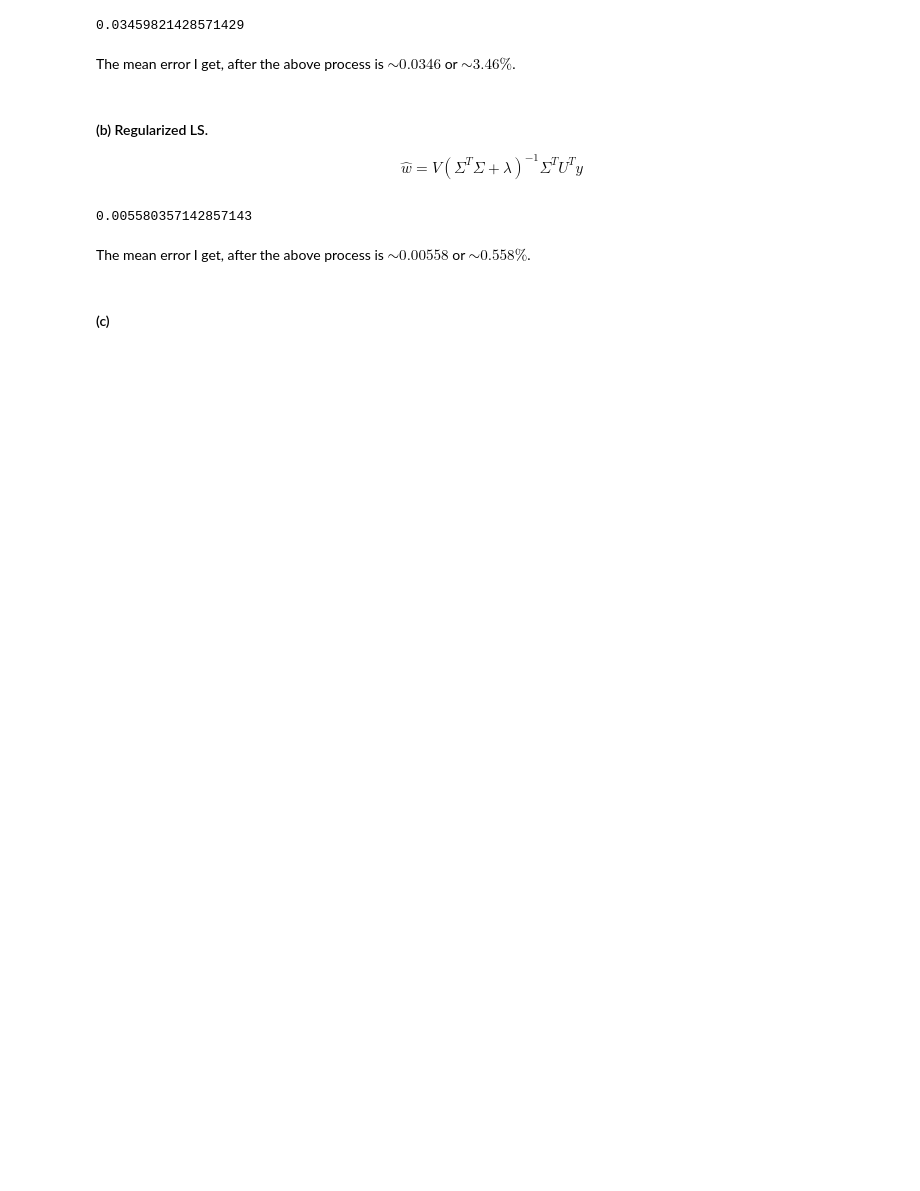
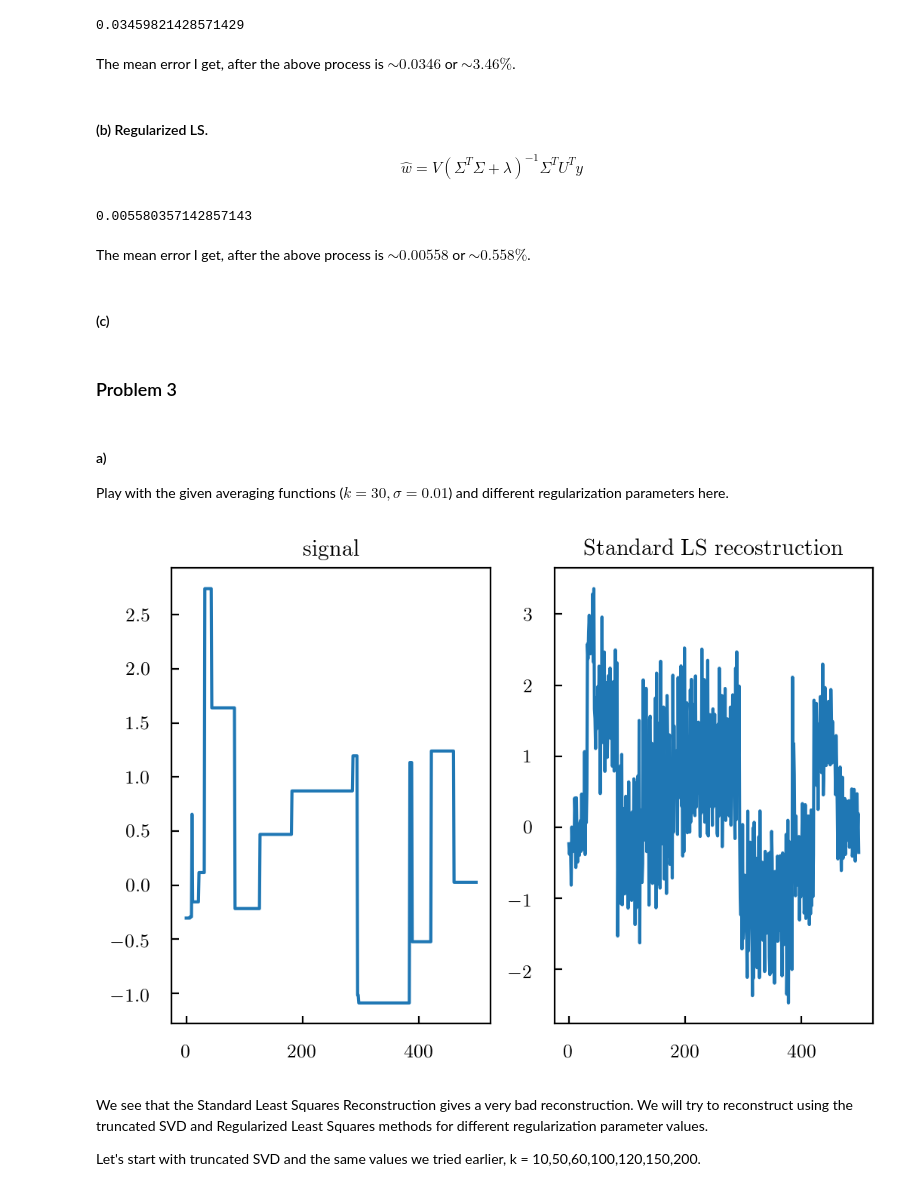
Before and after one commit to dtanoglidis/Machine-Learning-Math-Methods, a Jupyter notebook: HW5_Tanoglidis.ipynb, the cells around one changed output. Cells and saved outputs as stored; diff of their text form; code cells hidden in the pictures; blank space fills up the shorter version.

```diff
--- a/HW5_Tanoglidis.ipynb
+++ b/HW5_Tanoglidis.ipynb
@@ -472,7 +472,7 @@ For the trunkated SVD, the weights (for a specific choice of k) can be calculate
 \end{equation}
 # %%
 # Error rate for trunkated SVD
-error_SVD = np.zeros((8,7))
+errors_SVD = np.zeros((8,7))
 
 # SVD parameters to test
 k_vals = np.arange(9) + 1
@@ -599,7 +599,7 @@ The mean error I get, after the above process is $\sim 0.0346$ or $\sim 3.46\%$.
 \end{equation}
 # %%
 # Error rate for regularized least squares
-error_RLS = np.zeros((8,7))
+errors_RLS = np.zeros((8,7))
 
 #RLS parameters to test
 lambda_vals = np.array([0,0.5,1,2,4,8,16])
@@ -711,3 +711,5 @@ print(np.mean(errors_RLS))
 The mean error I get, after the above process is $\sim 0.00558$ or $\sim 0.558\%$.
 # %% [markdown]
 #### (c)
+# %% [markdown]
+### Problem 3
@@ -713,0 +754,39 @@ The mean error I get, after the above process is $\sim 0.00558$ or $\sim 0.558\%
+# %% [markdown]
+#### a)
+
+Play with the given averaging functions ($k=30, \sigma = 0.01$) and different regularization parameters here.
+# %%
+# Get X and y
+X_1, y_1 = X_y_return(sig,k_val)
+
+
+# Function that returns the weights for standard least squares.
+# Define a function that returns weights.
+def weights(X_mat, y_vec):
+    B = np.matmul(X_mat.T,X_mat)
+    B_inv = np.linalg.inv(B)
+    C = np.matmul(X_mat.T,y_vec)
+    weight = np.matmul(B_inv,C)
+
+    return weight
+
+
+w_SLS = weights(X_1,y_1)
+
+
+# plot
+f, (ax1, ax2) = plt.subplots(1, 2)
+ax1.set_title('signal')
+ax1.plot(w)
+ax2.set_title('Standard LS recostruction')
+ax2.plot(w_SLS)
+
+
+plt.show()
+# %% [output]
+[figure, added]
+# %% [markdown]
+We see that the Standard Least Squares Reconstruction gives a very bad reconstruction.
+We will try to reconstruct using the truncated SVD and Regularized Least Squares methods for different regularization parameter values.
+
+Let's start with truncated SVD and the same values we tried earlier, k = 10,50,60,100,120,150,200.
```
Also changed, not shown: parts of 47 cells of this notebook.
